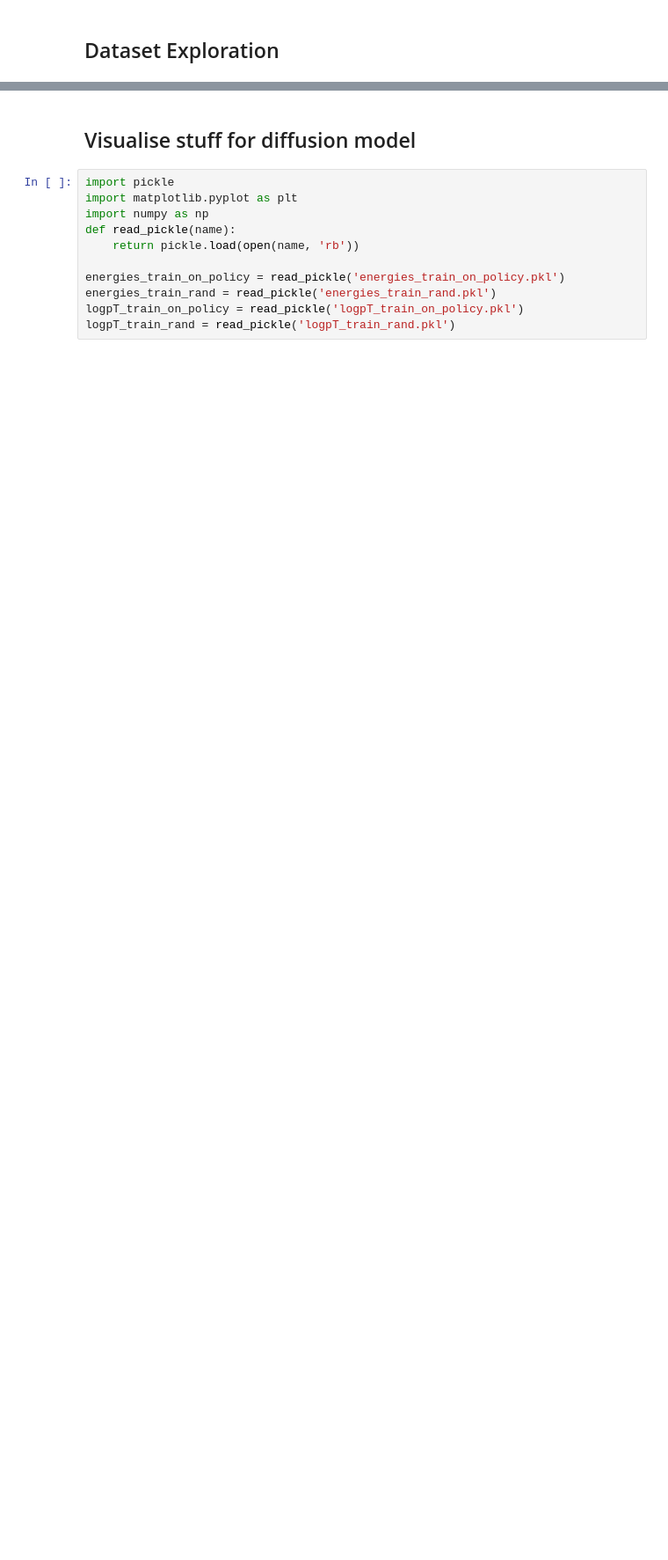
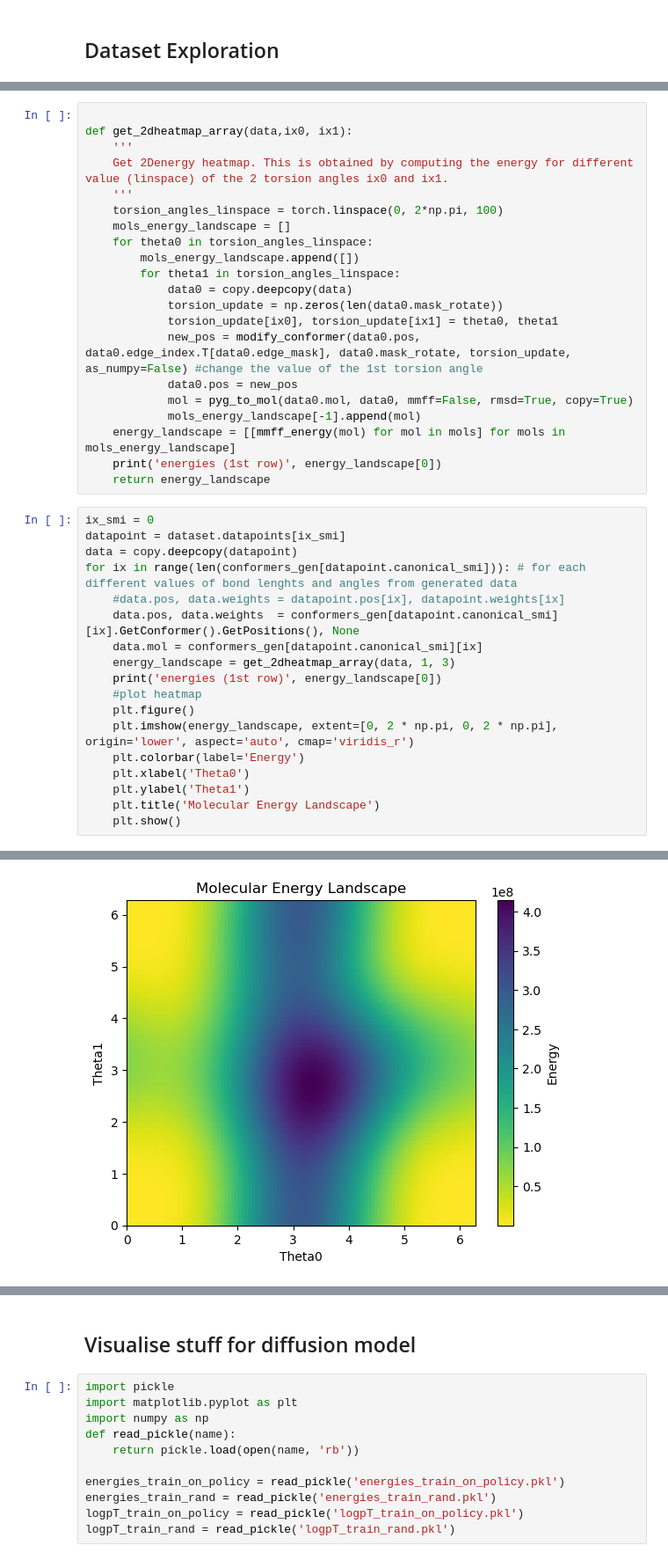
Before and after one commit to LenaNehale/torsional-diffusion, a Jupyter notebook: playground.ipynb, the cells around one changed output, grey strips where cells are left out. Shown at 88% size. Saved outputs shown, nothing was run; the diff lists cells and outputs as text; blank space fills up the shorter version.

```diff
--- a/playground.ipynb
+++ b/playground.ipynb
@@ -360,0 +261,40 @@ smis ['CCOC(=O)c1ccc(N2NC(=O)_C(=C_c3ccc([N+](=O)[O-])o3)C2=O)cc1', 'COc1cccc(C(
+# %%
+
+def get_2dheatmap_array(data,ix0, ix1):
+    '''
+    Get 2Denergy heatmap. This is obtained by computing the energy for different value (linspace) of the 2 torsion angles ix0 and ix1.
+    '''
+    torsion_angles_linspace = torch.linspace(0, 2*np.pi, 100)
+    mols_energy_landscape = []
+    for theta0 in torsion_angles_linspace:
+        mols_energy_landscape.append([])
+        for theta1 in torsion_angles_linspace:
+            data0 = copy.deepcopy(data)
+            torsion_update = np.zeros(len(data0.mask_rotate))
+            torsion_update[ix0], torsion_update[ix1] = theta0, theta1
+            new_pos = modify_conformer(data0.pos, data0.edge_index.T[data0.edge_mask], data0.mask_rotate, torsion_update, as_numpy=False) #change the value of the 1st torsion angle
+            data0.pos = new_pos
+            mol = pyg_to_mol(data0.mol, data0, mmff=False, rmsd=True, copy=True)
+            mols_energy_landscape[-1].append(mol)
+    energy_landscape = [[mmff_energy(mol) for mol in mols] for mols in mols_energy_landscape]
+    print('energies (1st row)', energy_landscape[0])
+    return energy_landscape
+# %%
+ix_smi = 0
+datapoint = dataset.datapoints[ix_smi]
+data = copy.deepcopy(datapoint)
+for ix in range(len(conformers_gen[datapoint.canonical_smi])): # for each different values of bond lenghts and angles from generated data
+    #data.pos, data.weights = datapoint.pos[ix], datapoint.weights[ix]
+    data.pos, data.weights  = conformers_gen[datapoint.canonical_smi][ix].GetConformer().GetPositions(), None
+    data.mol = conformers_gen[datapoint.canonical_smi][ix]
+    energy_landscape = get_2dheatmap_array(data, 1, 3)
+    print('energies (1st row)', energy_landscape[0])
+    #plot heatmap
+    plt.figure()
+    plt.imshow(energy_landscape, extent=[0, 2 * np.pi, 0, 2 * np.pi], origin='lower', aspect='auto', cmap='viridis_r')
+    plt.colorbar(label='Energy')
+    plt.xlabel('Theta0')
+    plt.ylabel('Theta1')
+    plt.title('Molecular Energy Landscape')
+    plt.show()
+# %% [output]
@@ -360,0 +303 @@ smis ['CCOC(=O)c1ccc(N2NC(=O)_C(=C_c3ccc([N+](=O)[O-])o3)C2=O)cc1', 'COc1cccc(C(
+[figure, added]
```
Also changed, not shown: parts of 32 cells of this notebook, 8 other files.
